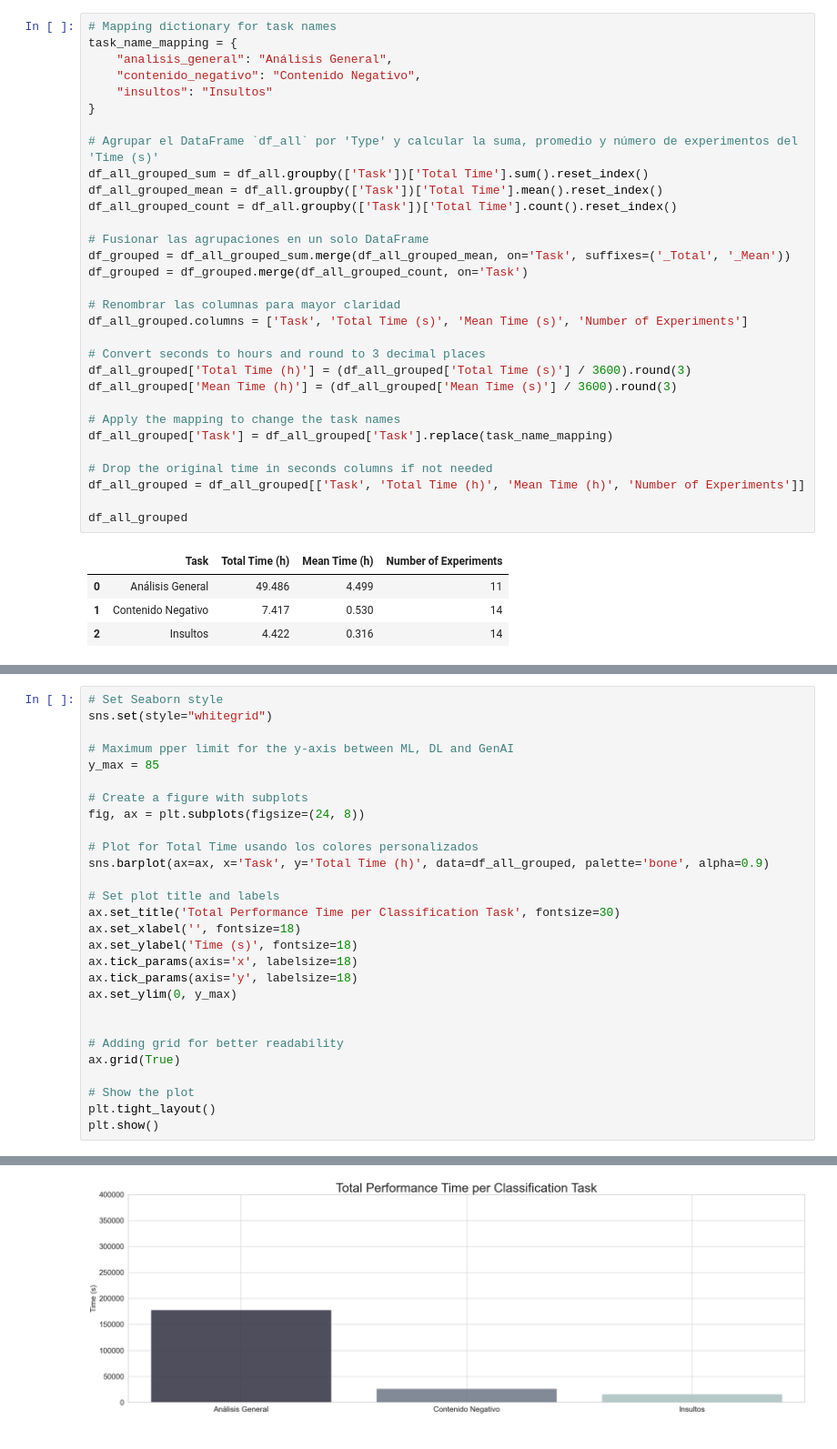
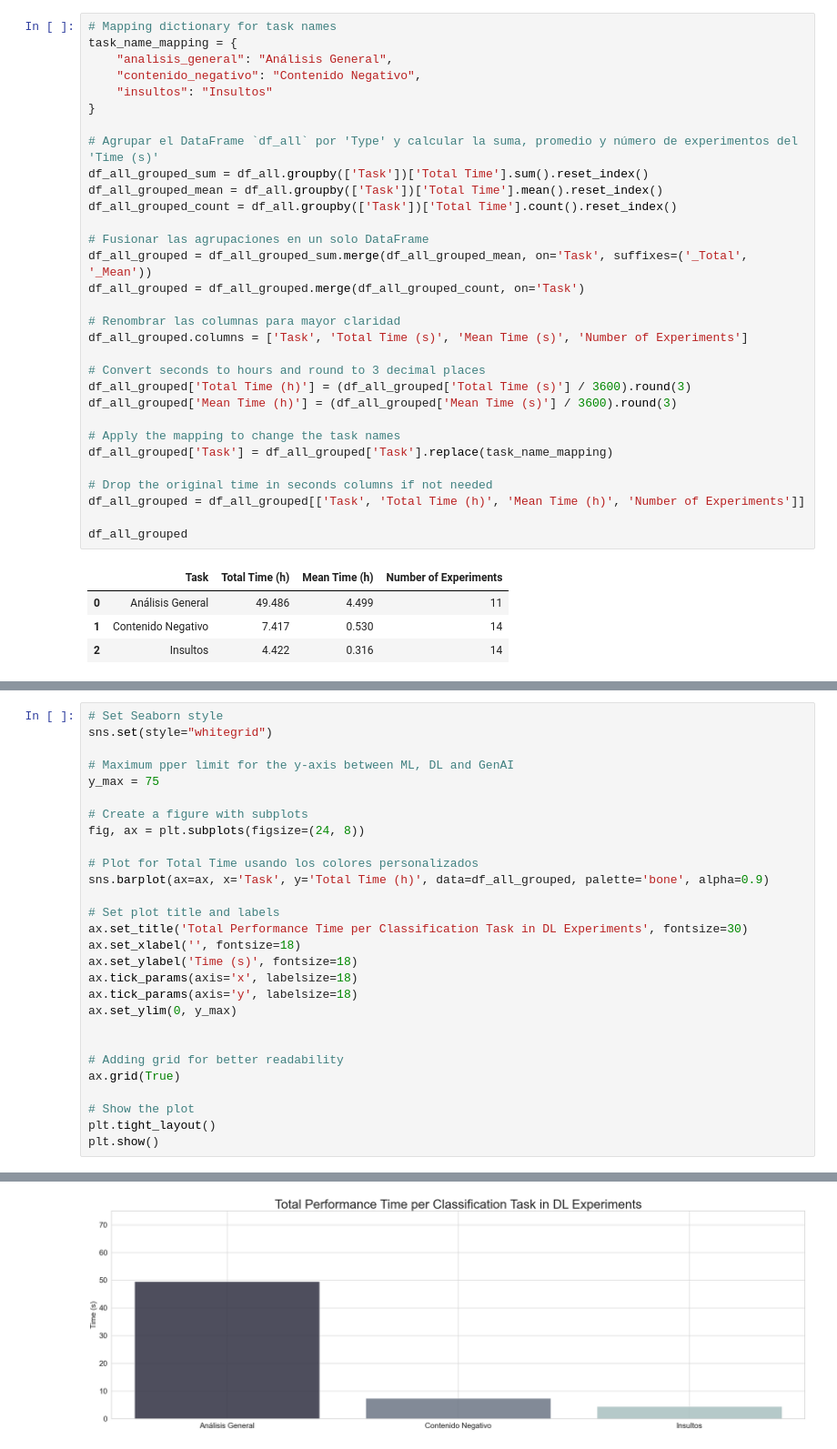
Before and after one commit to jorgegarcelan/HS-Detection-SeAcabo, a Jupyter notebook: DeepLearning/Plots.ipynb, the cells around one changed output, grey strips where cells are left out. Shown at 91% size. Cells and saved outputs as stored; diff of their text form.

Commit message:
Time in hours in plots of Performance

```diff
--- a/DeepLearning/Plots.ipynb
+++ b/DeepLearning/Plots.ipynb
@@ -817,8 +817,8 @@ df_all_grouped_mean = df_all.groupby(['Task'])['Total Time'].mean().reset_index(
 df_all_grouped_count = df_all.groupby(['Task'])['Total Time'].count().reset_index()
 
 # Fusionar las agrupaciones en un solo DataFrame
-df_grouped = df_all_grouped_sum.merge(df_all_grouped_mean, on='Task', suffixes=('_Total', '_Mean'))
-df_grouped = df_grouped.merge(df_all_grouped_count, on='Task')
+df_all_grouped = df_all_grouped_sum.merge(df_all_grouped_mean, on='Task', suffixes=('_Total', '_Mean'))
+df_all_grouped = df_all_grouped.merge(df_all_grouped_count, on='Task')
 
 # Renombrar las columnas para mayor claridad
 df_all_grouped.columns = ['Task', 'Total Time (s)', 'Mean Time (s)', 'Number of Experiments']
@@ -877,7 +877,7 @@ Passing `palette` without assigning `hue` is deprecated and will be removed in v
 sns.set(style="whitegrid")
 
 # Maximum pper limit for the y-axis between ML, DL and GenAI
-y_max = 85
+y_max = 75
 
 # Create a figure with subplots
 fig, ax = plt.subplots(figsize=(24, 8))
@@ -886,7 +886,7 @@ fig, ax = plt.subplots(figsize=(24, 8))
 sns.barplot(ax=ax, x='Task', y='Total Time (h)', data=df_all_grouped, palette='bone', alpha=0.9)
 
 # Set plot title and labels
-ax.set_title('Total Performance Time per Classification Task', fontsize=30)
+ax.set_title('Total Performance Time per Classification Task in DL Experiments', fontsize=30)
 ax.set_xlabel('', fontsize=18)
 ax.set_ylabel('Time (s)', fontsize=18)
 ax.tick_params(axis='x', labelsize=18)
@@ -907,4 +907,4 @@ Passing `palette` without assigning `hue` is deprecated and will be removed in v
-[figure, old version]
+[figure, new version]
 # %%
 # Set Seaborn style
 sns.set(style="whitegrid")
```
Also changed, not shown: parts of 3 cells of this notebook.
